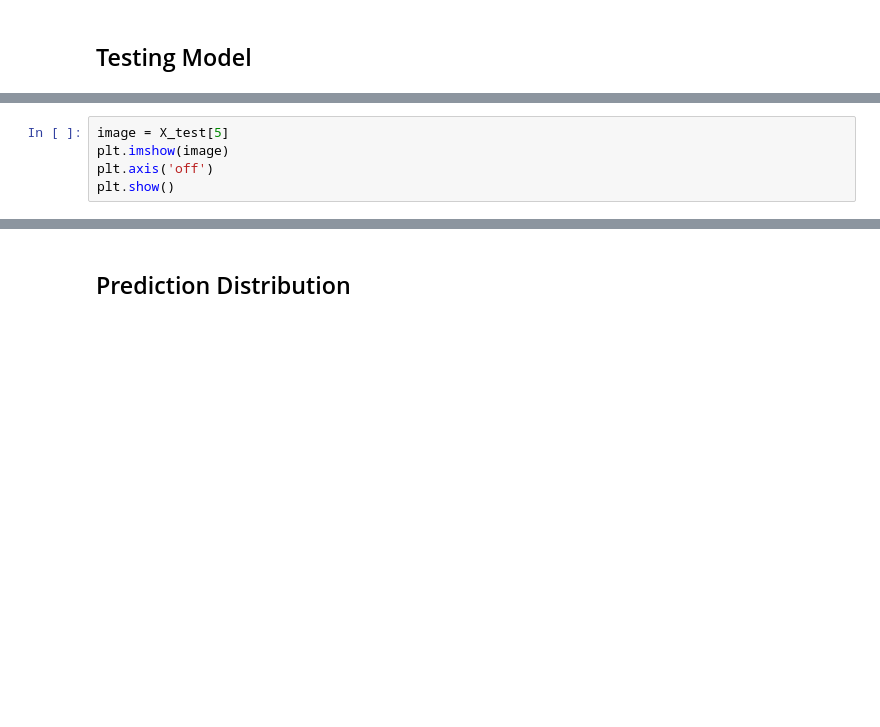
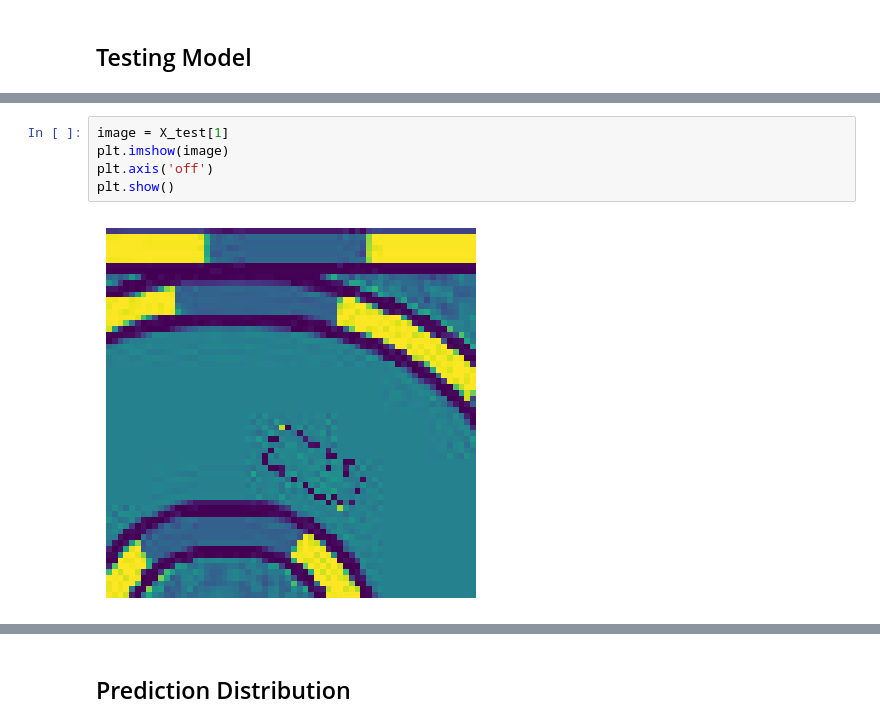
Before and after one commit to andykr1k/SelfDrivingCarSimulator, a Jupyter notebook: CNN/CNN_model.ipynb, the cells around one changed output, grey strips where cells are left out. Drawn from its saved outputs; the diff is of its cells as text; blank space fills up the shorter version.

```diff
--- a/CNN/CNN_model.ipynb
+++ b/CNN/CNN_model.ipynb
@@ -155,6 +181,8 @@ plt.show()
 # %%
-image = X_test[5]
+image = X_test[1]
 plt.imshow(image)
 plt.axis('off')
 plt.show()
+# %% [output]
+[figure, added]
 # %%
```
Also changed, not shown: parts of 23 cells of this notebook, 9 other files.
